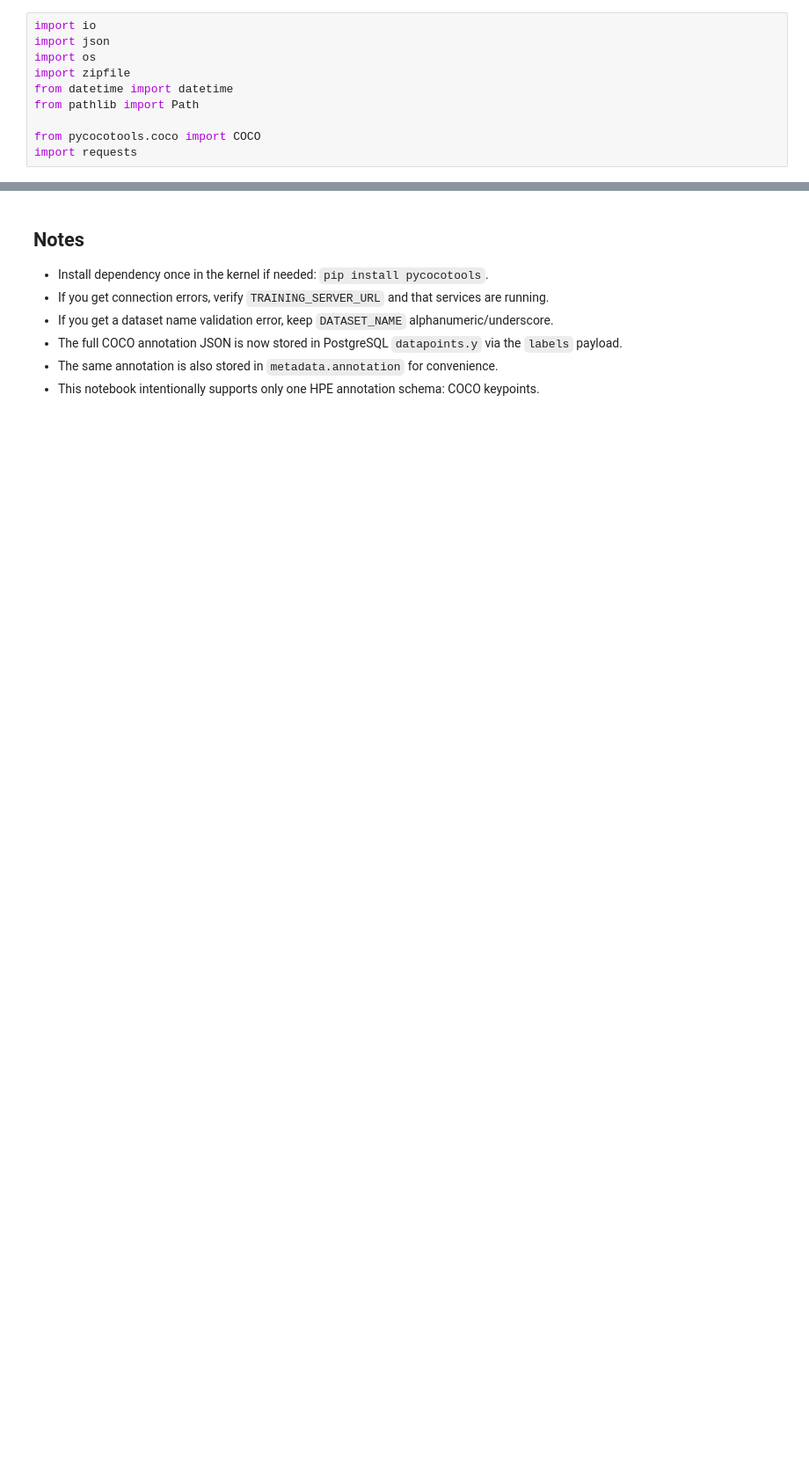
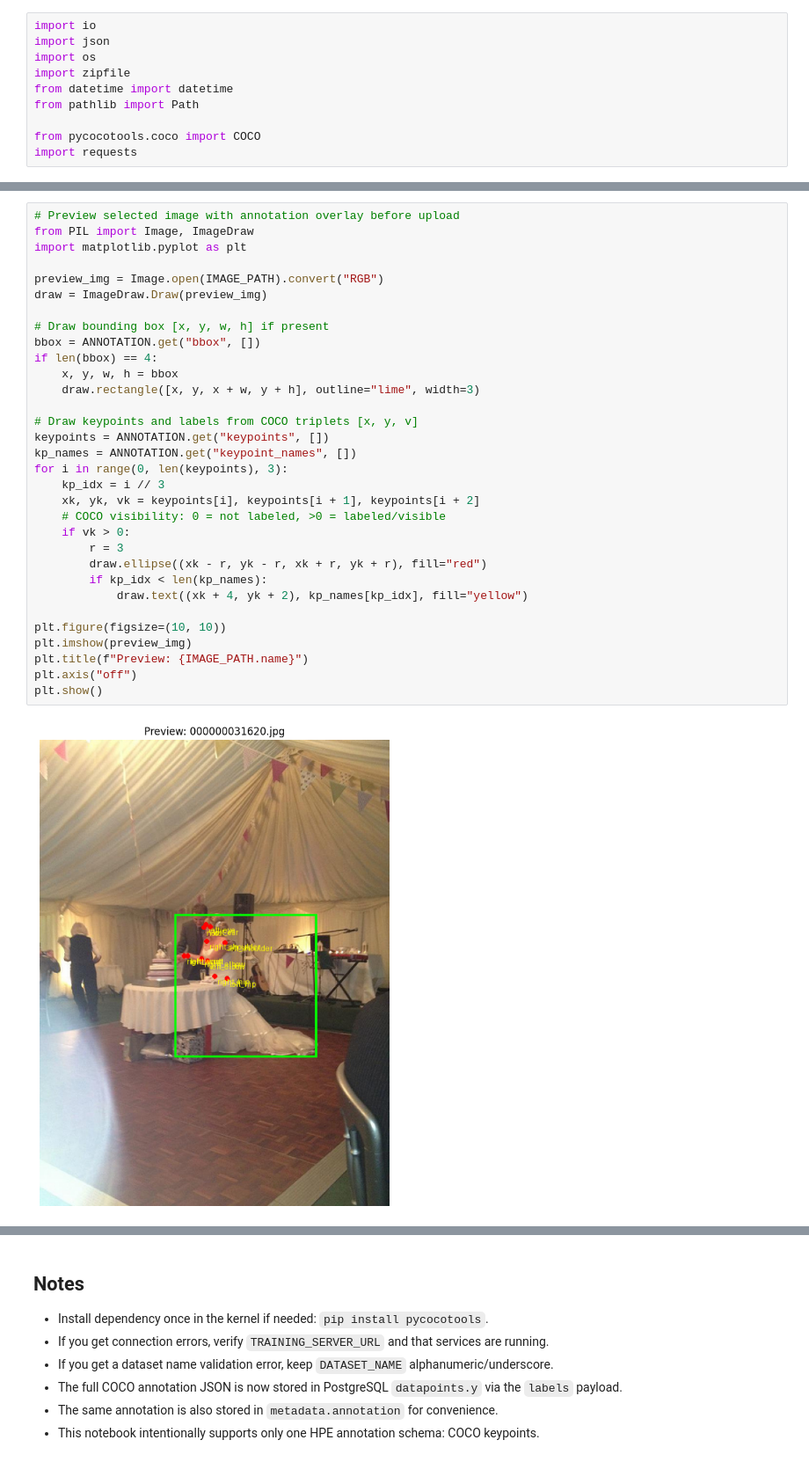
Before and after one commit to Research-Center-Data-Intelligence/CHIMP, a Jupyter notebook: hpe/notebooks/upload_single_annotated_image_to_datastore.ipynb, the cells around one changed output, grey strips where cells are left out. Shown at 88% size. Drawn from its saved outputs; the diff is of its cells as text; blank space fills up the shorter version.

```diff
--- a/hpe/notebooks/upload_single_annotated_image_to_datastore.ipynb
+++ b/hpe/notebooks/upload_single_annotated_image_to_datastore.ipynb
@@ -126,4 +130,38 @@ Selected annotation id: 508910
 Image path exists: True
+# %%
+# Preview selected image with annotation overlay before upload
+from PIL import Image, ImageDraw
+import matplotlib.pyplot as plt
+
+preview_img = Image.open(IMAGE_PATH).convert("RGB")
+draw = ImageDraw.Draw(preview_img)
+
+# Draw bounding box [x, y, w, h] if present
+bbox = ANNOTATION.get("bbox", [])
+if len(bbox) == 4:
+    x, y, w, h = bbox
+    draw.rectangle([x, y, x + w, y + h], outline="lime", width=3)
+
+# Draw keypoints and labels from COCO triplets [x, y, v]
+keypoints = ANNOTATION.get("keypoints", [])
+kp_names = ANNOTATION.get("keypoint_names", [])
+for i in range(0, len(keypoints), 3):
+    kp_idx = i // 3
+    xk, yk, vk = keypoints[i], keypoints[i + 1], keypoints[i + 2]
+    # COCO visibility: 0 = not labeled, >0 = labeled/visible
+    if vk > 0:
+        r = 3
+        draw.ellipse((xk - r, yk - r, xk + r, yk + r), fill="red")
+        if kp_idx < len(kp_names):
+            draw.text((xk + 4, yk + 2), kp_names[kp_idx], fill="yellow")
+
+plt.figure(figsize=(10, 10))
+plt.imshow(preview_img)
+plt.title(f"Preview: {IMAGE_PATH.name}")
+plt.axis("off")
+plt.show()
+# %% [output]
+[figure, added]
 # %%
 if not IMAGE_PATH.exists():
     raise FileNotFoundError(f"Image not found: {IMAGE_PATH}")
```
Also changed, not shown: parts of 2 cells of this notebook.
